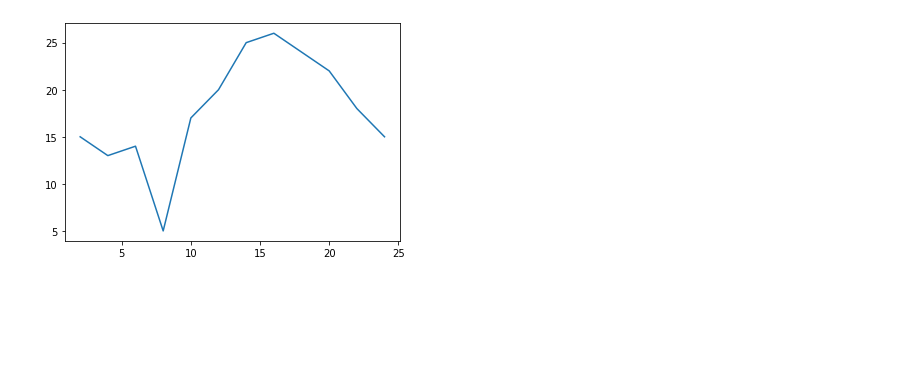
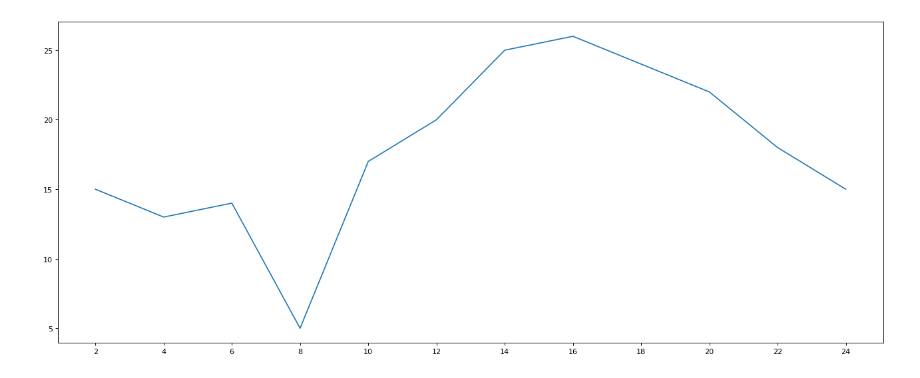
Before and after one commit to Shanxi-ZYQ/Git_python, a Jupyter notebook: jyputer/matplotlib1.ipynb, the cells around one changed output. Drawn from its saved outputs; the diff is of its cells as text; code cells hidden in the pictures; blank space fills up the shorter version.

```diff
--- a/jyputer/matplotlib1.ipynb
+++ b/jyputer/matplotlib1.ipynb
@@ -4,8 +4,11 @@ from matplotlib import pyplot as plt
 #准备数据
 x = range(2,26,2)
 y = [15,13,14,5,17,20,25,26,24,22,18,15]
-
-plt.plot(x,y)
-plt.show()
-# %% [output]
-[figure, removed]
+# %%
+#通过实例化figure并传递参数，能够在后台自动使用该实例
+fig = plt.figure(figsize=(20,8),dpi=80) #figsize表示图片的宽和高
+plt.plot(x,y)
+plt.xticks(x)
+plt.show()
+# %% [output]
+[figure, added]
```
Also changed, not shown: parts of 3 cells of this notebook.
